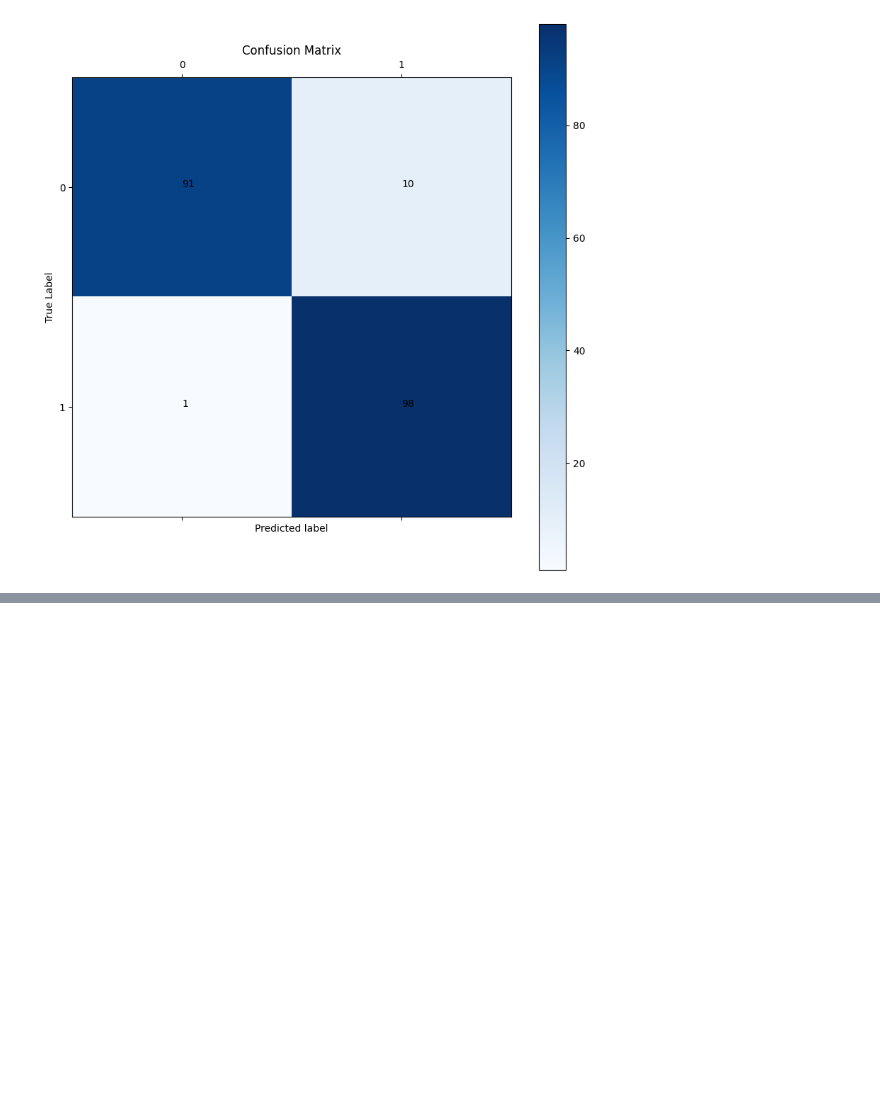
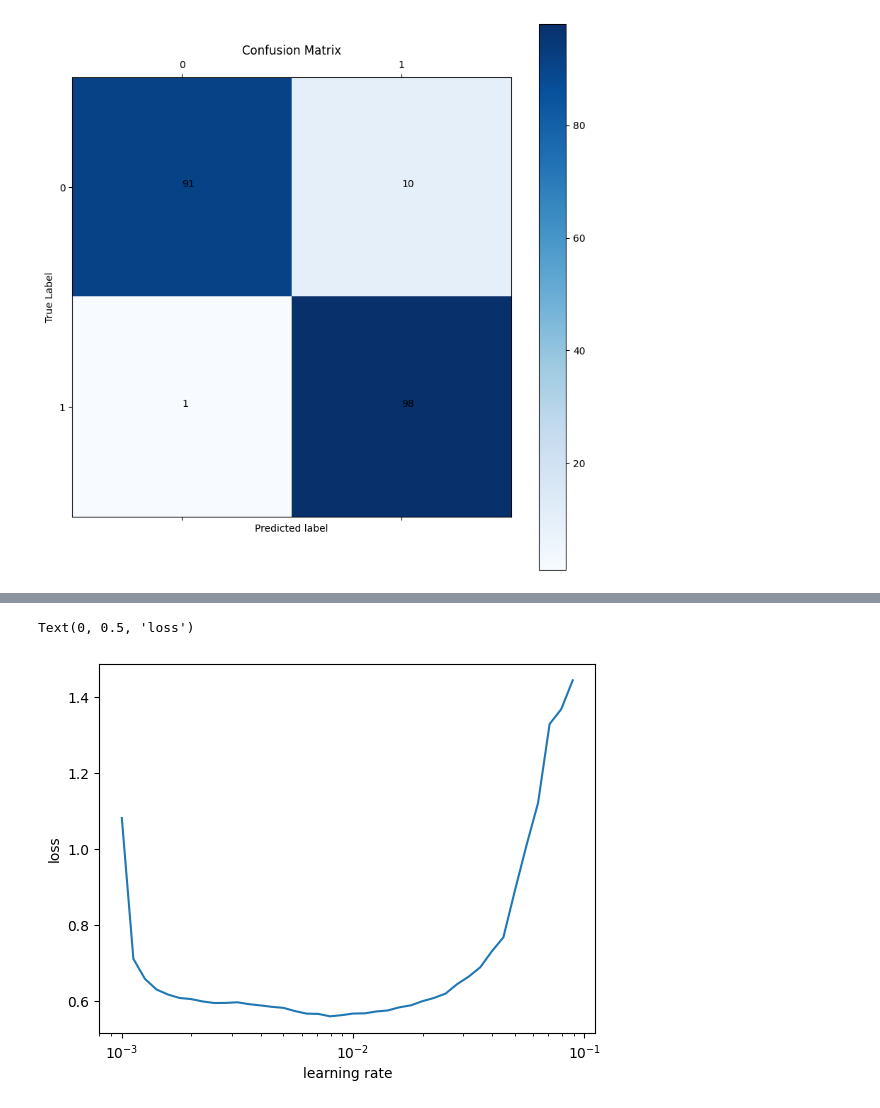
Before and after one commit to gunavc/TensorFlow, a Jupyter notebook: Neural-Network-Classification.ipynb, the cells around one changed output, grey strips where cells are left out. Saved outputs shown, nothing was run; the diff lists cells and outputs as text; code cells hidden in the pictures; blank space fills up the shorter version.

```diff
--- a/Neural-Network-Classification.ipynb
+++ b/Neural-Network-Classification.ipynb
@@ -732,0 +873,20 @@ for i,j in itertools.product(range(cm.shape[0]),range(cm.shape[1])):
+# %%
+#Finding ideal learning rate
+model_multi_2 = tf.keras.Sequential([
+    tf.keras.layers.Flatten(input_shape=(28,28)),
+    tf.keras.layers.Dense(4, activation="relu"),
+    tf.keras.layers.Dense(4, activation="relu"),
+    tf.keras.layers.Dense(10, activation="softmax")
+])
+
+model_multi_2.compile(loss=tf.keras.losses.SparseCategoricalCrossentropy(),
+                     optimizer=tf.keras.optimizers.Adam(),
+                     metrics=["accuracy"])
+
+#callback for finding learning rate
+lr_scheduler = tf.keras.callbacks.LearningRateScheduler(lambda epoch: 1e-3 *10**(epoch/20))
+
+histiry_multi_2 = model_multi_2.fit(train_data_norm, train_label,
+                                   epochs=40,
+                                   validation_data=(test_data_norm, test_label),
+                                   callbacks=[lr_scheduler])
@@ -732,0 +914,9 @@ for i,j in itertools.product(range(cm.shape[0]),range(cm.shape[1])):
+# %%
+#plotting the learning rate decay curve
+lrs = 1e-3 *10**((np.arange(40))/20)
+plt.semilogx(lrs, histiry_multi_2.history['loss'])
+plt.xlabel("learning rate")
+plt.ylabel("loss")
+# %% [output]
+Text(0, 0.5, 'loss')
+[figure, added]
```
Also changed, not shown: parts of 18 cells of this notebook.
